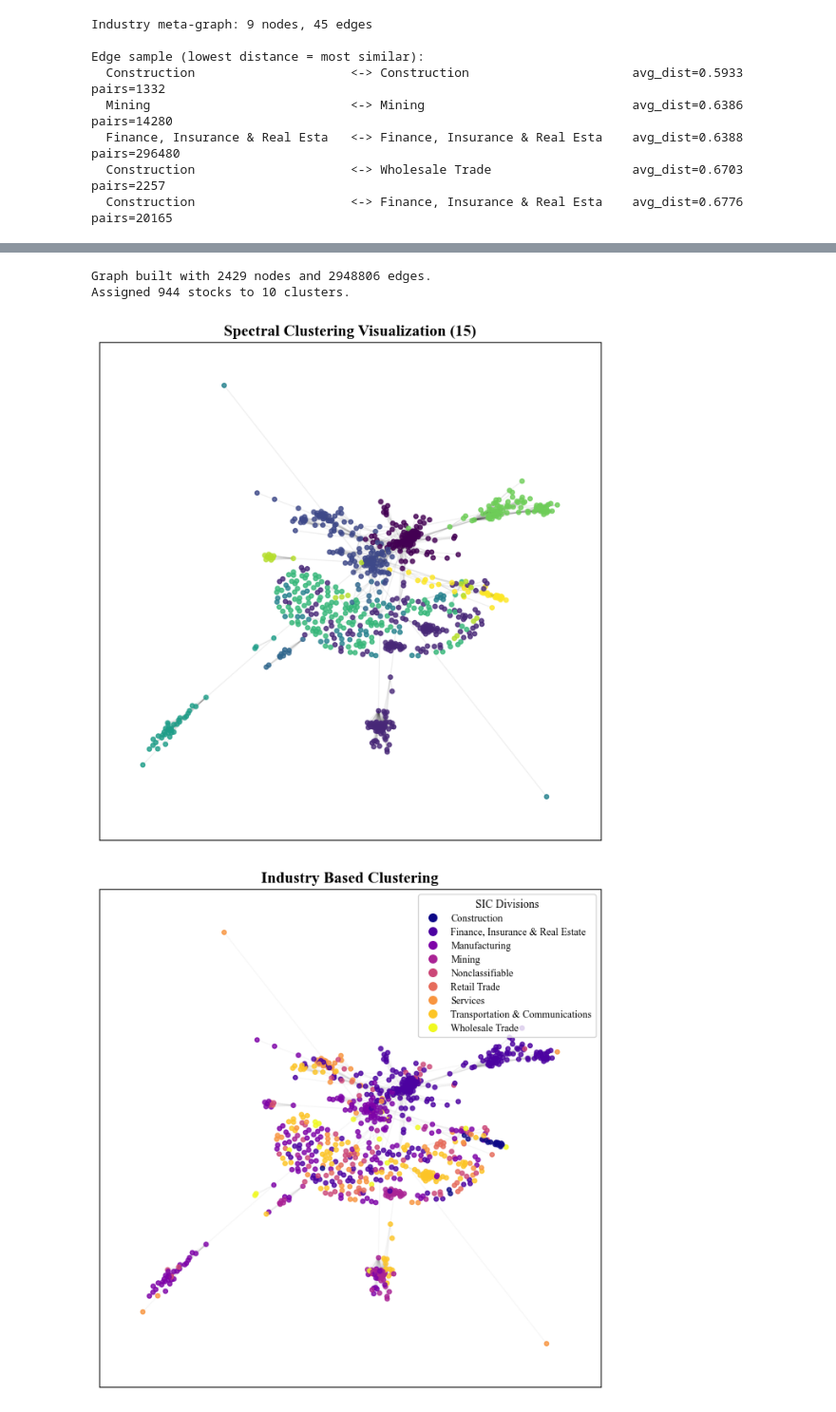
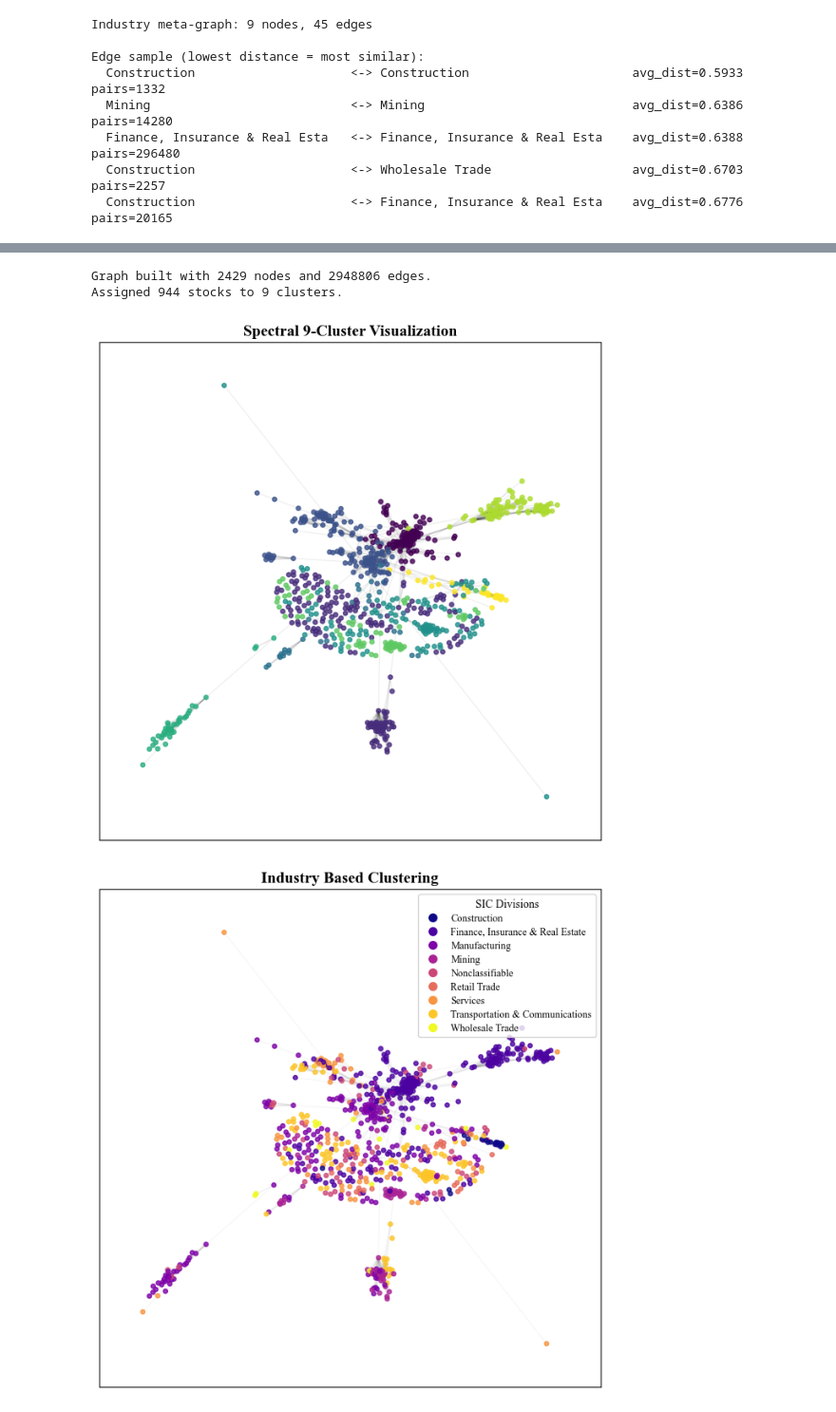
Before and after one commit to kunasing/networks-project, a Jupyter notebook: analyze_industry_and_clustering.ipynb, the cells around one changed output, grey strips where cells are left out. Shown at 95% size. Saved outputs shown, nothing was run; the diff lists cells and outputs as text; code cells hidden in the pictures.

Commit message:
Generate graph with number of clusters matching industries, update README

```diff
--- a/analyze_industry_and_clustering.ipynb
+++ b/analyze_industry_and_clustering.ipynb
@@ -270,7 +269,7 @@ sys.path.append(os.path.abspath('.'))
 from helpers import build_network
 
 THRESHOLD = 0.3
-N_CLUSTERS = 10
+N_CLUSTERS = 9
 
 # Build cosine distance graph from the already-filtered similarity matrix
 cosine_dist_filtered = 1.0 - sim_filtered.values
@@ -298,18 +297,18 @@ spectral_partition = {nodes[i]: cluster_labels[i] for i in range(len(nodes))}
 print(f"Assigned {len(nodes)} stocks to {N_CLUSTERS} clusters.")
 # %% [output]
 Graph built with 2429 nodes and 2948806 edges.
-Assigned 944 stocks to 10 clusters.
+Assigned 944 stocks to 9 clusters.
 # %%
 pos = nx.spring_layout(new_G, k=0.05, iterations=300, weight='weight', seed=76)
 
 plt.figure(figsize=(8, 8))
 colors = [spectral_partition[node] for node in new_G.nodes()]
 nx.draw_networkx_nodes(new_G, pos, node_size=15, node_color=colors, cmap='viridis', alpha=0.8)
 nx.draw_networkx_edges(new_G, pos, alpha=0.06)
-plt.title("Spectral Clustering Visualization (15)", fontsize=14, fontname="Times New Roman", fontweight="bold")
+plt.title("Spectral 9-Cluster Visualization", fontsize=14, fontname="Times New Roman", fontweight="bold")
 plt.show()
 # %% [output]
-[figure, old version]
+[figure, new version]
 # %%
 from matplotlib.lines import Line2D
 
```
Also changed, not shown: parts of 4 cells of this notebook, 1 other file.
